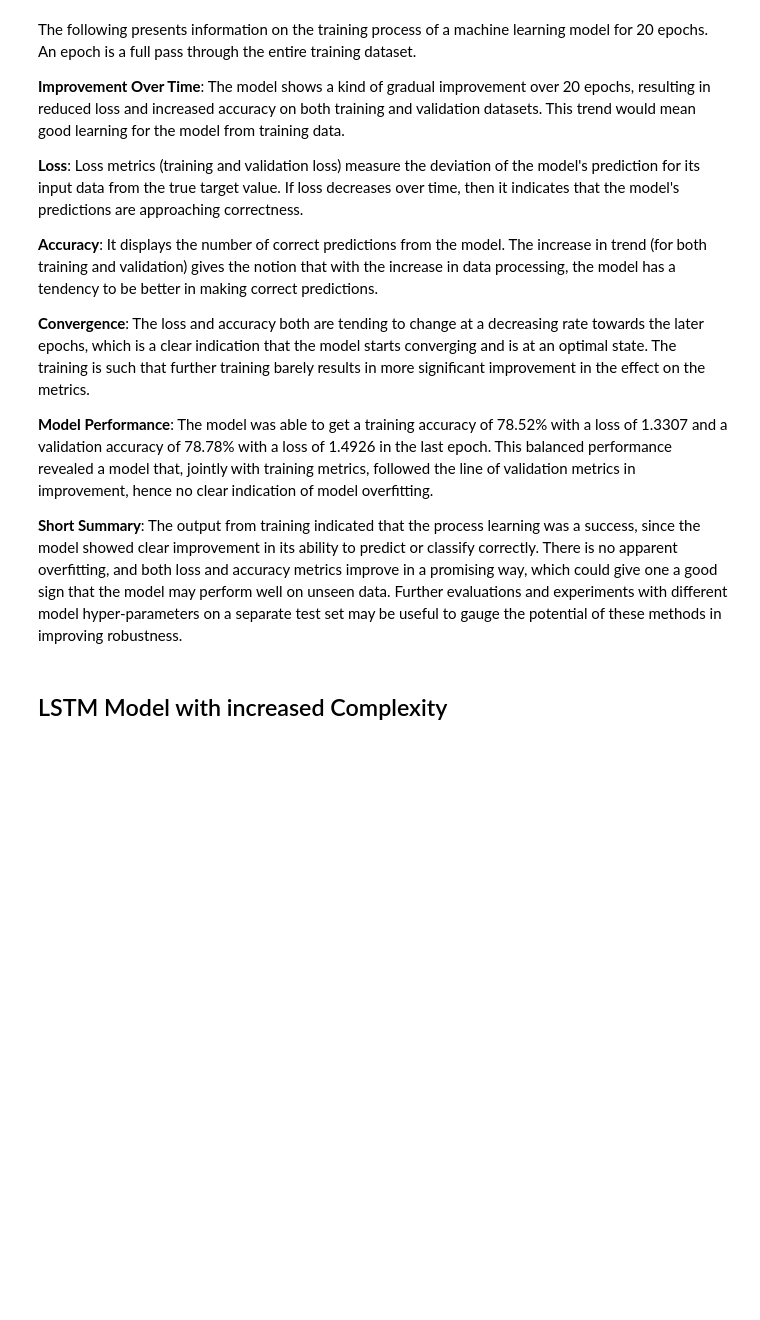
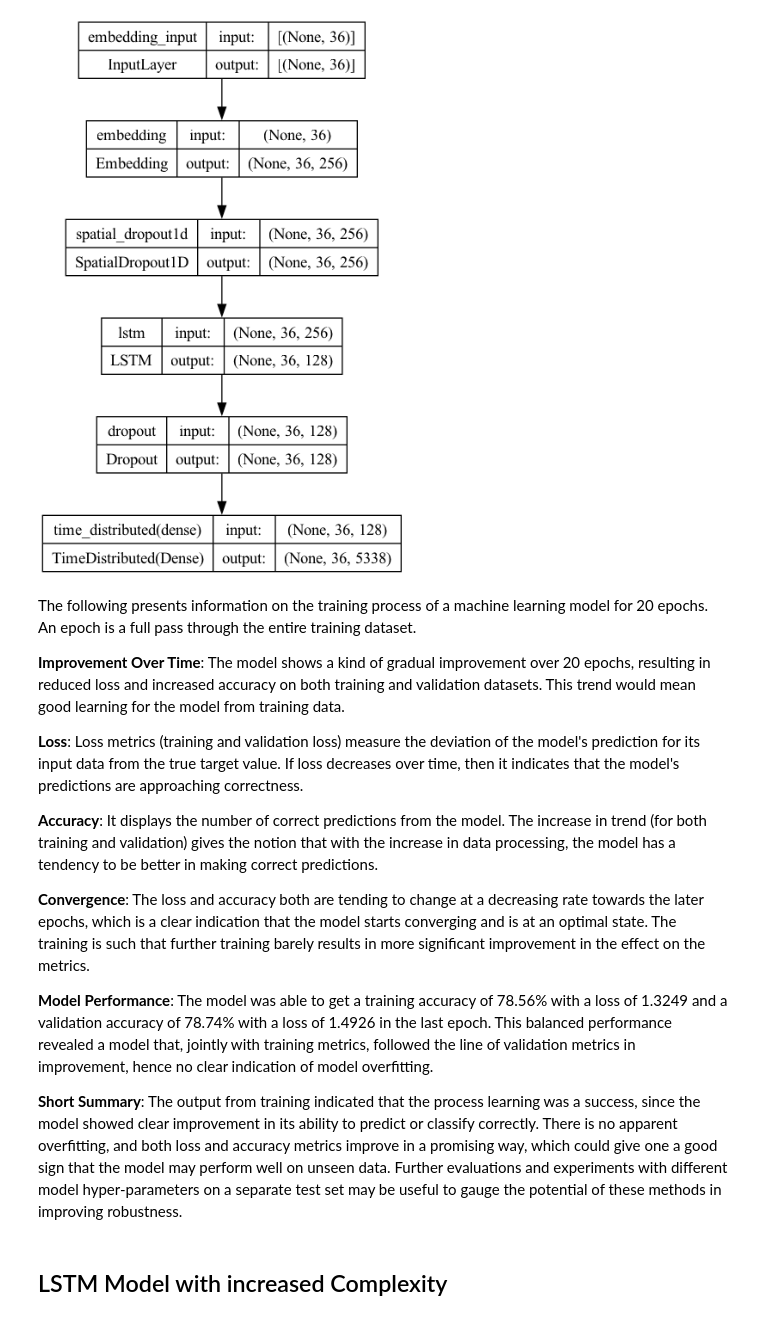
Before and after one commit to ukarthikvarmaCCT/Continous_Assessment_Sem_2, a Jupyter notebook: Model_building.ipynb, the cells around one changed output. Drawn from its saved outputs; the diff is of its cells as text; code cells hidden in the pictures; blank space fills up the shorter version.

```diff
--- a/Model_building.ipynb
+++ b/Model_building.ipynb
@@ -74,3 +99,8 @@ Epoch 20/20
+# %%
+# Assuming 'model' is your trained model
+plot_model(simpler_model, to_file='LSTM_simple_model.png', show_shapes=True, show_layer_names=True)
+# %% [output]
+[figure, added]
 # %% [markdown]
 The following presents information on the training process of a machine learning model for 20 epochs. An epoch is a full pass through the entire training dataset.
 
@@ -82,7 +112,7 @@ The following presents information on the training process of a machine learning
 
 **Convergence**: The loss and accuracy both are tending to change at a decreasing rate towards the later epochs, which is a clear indication that the model starts converging and is at an optimal state. The training is such that further training barely results in more significant improvement in the effect on the metrics.
 
-**Model Performance**: The model was able to get a training accuracy of 78.52% with a loss of 1.3307 and a validation accuracy of 78.78% with a loss of 1.4926 in the last epoch. This balanced performance revealed a model that, jointly with training metrics, followed the line of validation metrics in improvement, hence no clear indication of model overfitting.
+**Model Performance**: The model was able to get a training accuracy of 78.56% with a loss of 1.3249 and a validation accuracy of 78.74% with a loss of 1.4926 in the last epoch. This balanced performance revealed a model that, jointly with training metrics, followed the line of validation metrics in improvement, hence no clear indication of model overfitting.
 
 **Short Summary**: The output from training indicated that the process learning was a success, since the model showed clear improvement in its ability to predict or classify correctly. There is no apparent overfitting, and both loss and accuracy metrics improve in a promising way, which could give one a good sign that the model may perform well on unseen data. Further evaluations and experiments with different model hyper-parameters on a separate test set may be useful to gauge the potential of these methods in improving robustness.
 # %% [markdown]
```
Also changed, not shown: parts of 16 cells of this notebook, 7 other files.
